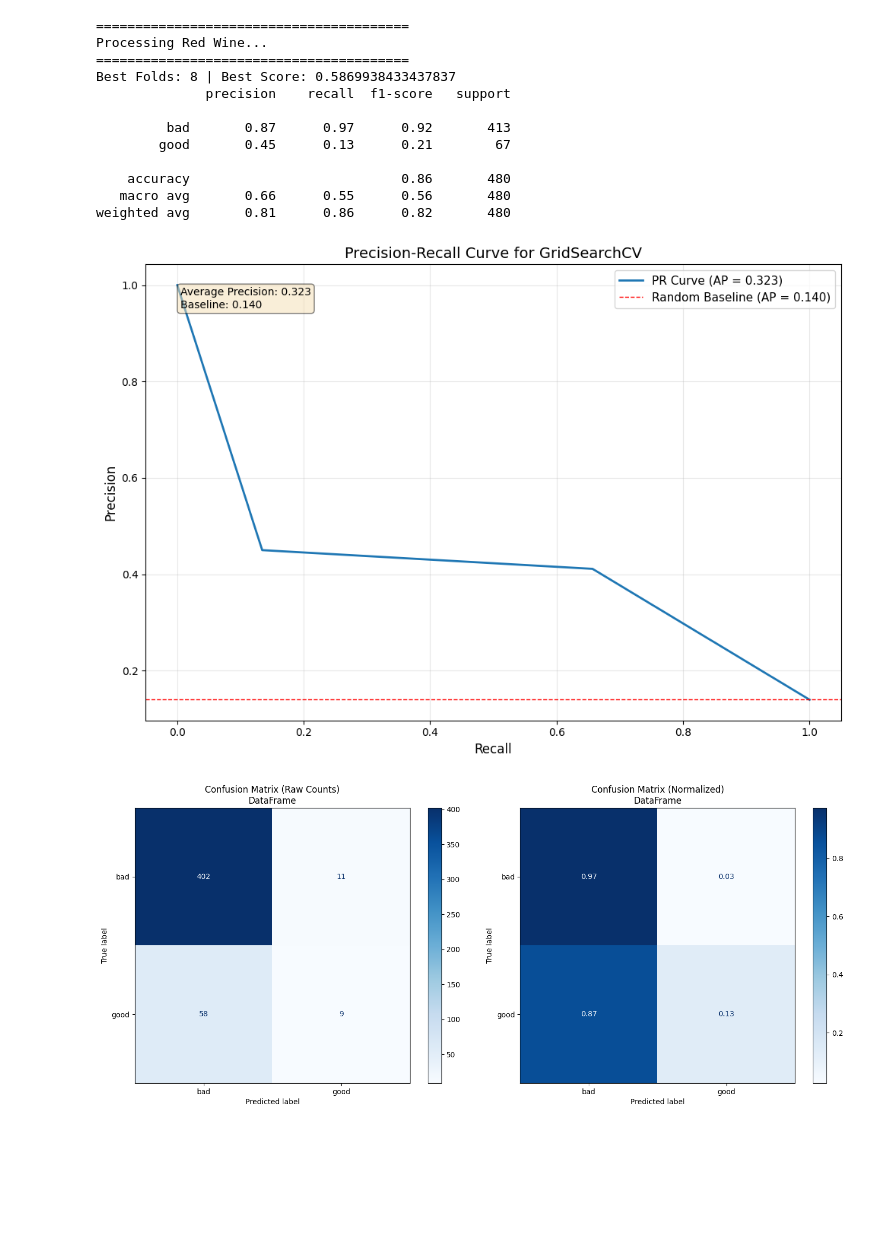
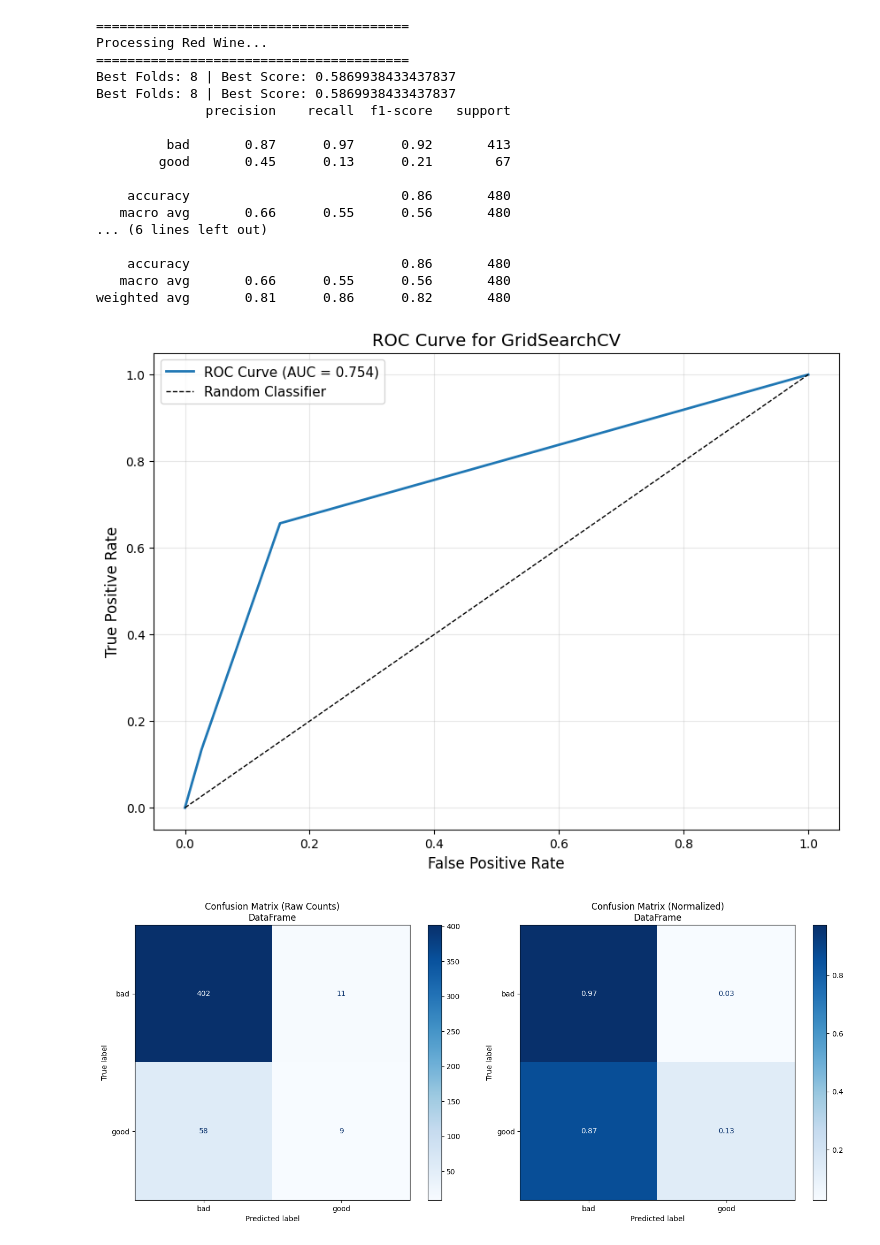
Before and after one commit to devw61/Wine_Quality_Classification, a Jupyter notebook: knn.ipynb, the cells around one changed output. Saved outputs shown, nothing was run; the diff lists cells and outputs as text; code cells hidden in the pictures; blank space fills up the shorter version.

Commit message:
added comparison file + ROC Curve/AUC metrics to individual models

```diff
--- a/knn.ipynb
+++ b/knn.ipynb
@@ -122,40 +134,43 @@ for i, df in enumerate(df_array):
     print("=" * 40)
 
     X = df.drop(columns=['quality', 'quality_category', 'color'])
     y = df['quality_category']
 
     X_train, X_test, y_train, y_test = train_test_split(X, y, test_size=0.3, random_state=42)
 
     # find optimized K value
     cv_best = optimized_folds(KNeighborsClassifier(), X_train, y_train)
     param_grid = {'n_neighbors': range(1, 20)}
-    grid_search = GridSearchCV(KNeighborsClassifier(), param_grid, cv=cv_best)
-    grid_search.fit(X_train, y_train)
-
-    knn = KNeighborsClassifier(n_neighbors=grid_search.best_params_['n_neighbors'])
+    knn = GridSearchCV(KNeighborsClassifier(), param_grid, cv=cv_best)
     knn.fit(X_train, y_train)
 
     y_pred = knn.predict(X_test)
     print(classification_report(y_test, y_pred))
 
-    y_scores = get_probability_scores(grid_search, X_test)
-    ap_score = pr_curve(y_test, y_scores, grid_search)
+    y_scores = get_probability_scores(knn, X_test)
+    # pr_curve(y_test, y_scores, knn)
+    roc_curve_plot(y_test, y_scores, knn)
 
     confusion_matrix_plot(y_test, y_pred, knn, df)
 # %% [output]
 ========================================
 Processing Red Wine...
 ========================================
+Best Folds: 8 | Best Score: 0.5869938433437837
 Best Folds: 8 | Best Score: 0.5869938433437837
               precision    recall  f1-score   support
 
          bad       0.87      0.97      0.92       413
         good       0.45      0.13      0.21        67
 
     accuracy                           0.86       480
    macro avg       0.66      0.55      0.56       480
+... (6 lines left out)
+
+    accuracy                           0.86       480
+   macro avg       0.66      0.55      0.56       480
 weighted avg       0.81      0.86      0.82       480
-[figure, old version]
+[figure, new version]
 [figure]
 ========================================
 Processing White Wine...
```
Also changed, not shown: parts of 4 cells of this notebook, 5 other files.
